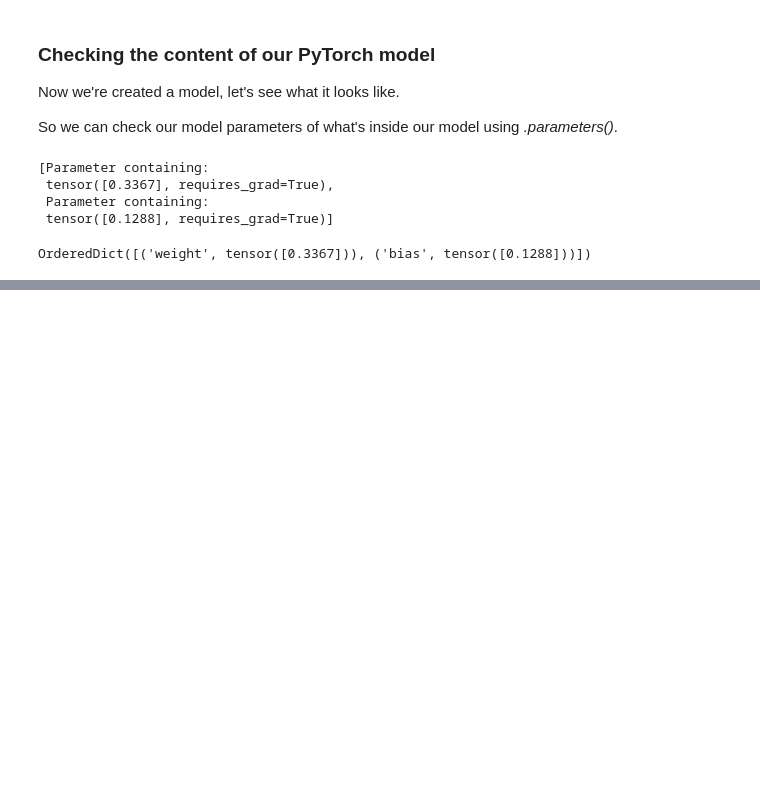
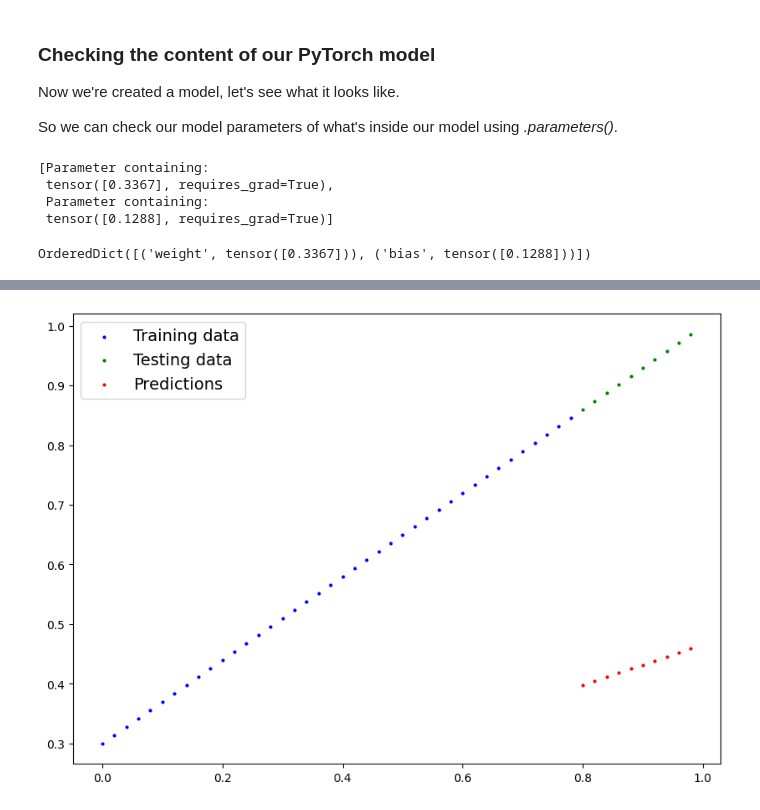
Before and after one commit to OkanHollanderDM/DeepLearning_PyTorch, a Jupyter notebook: 01_pytorch_workflow.ipynb, the cells around one changed output, grey strips where cells are left out. Saved outputs shown, nothing was run; the diff lists cells and outputs as text; code cells hidden in the pictures; blank space fills up the shorter version.

Commit message:
making predictions with our random model using inference mode

```diff
--- a/01_pytorch_workflow.ipynb
+++ b/01_pytorch_workflow.ipynb
@@ -218,0 +221,5 @@ weight, bias
+# %%
+# make prediction with model
+with torch.inference_mode():
+    y_pred = model_0(X_test)
+y_pred
@@ -218,0 +250,4 @@ weight, bias
+# %%
+plot_predictions(predictions=y_pred)
+# %% [output]
+[figure, added]
```
Also changed, not shown: parts of 5 cells of this notebook.
